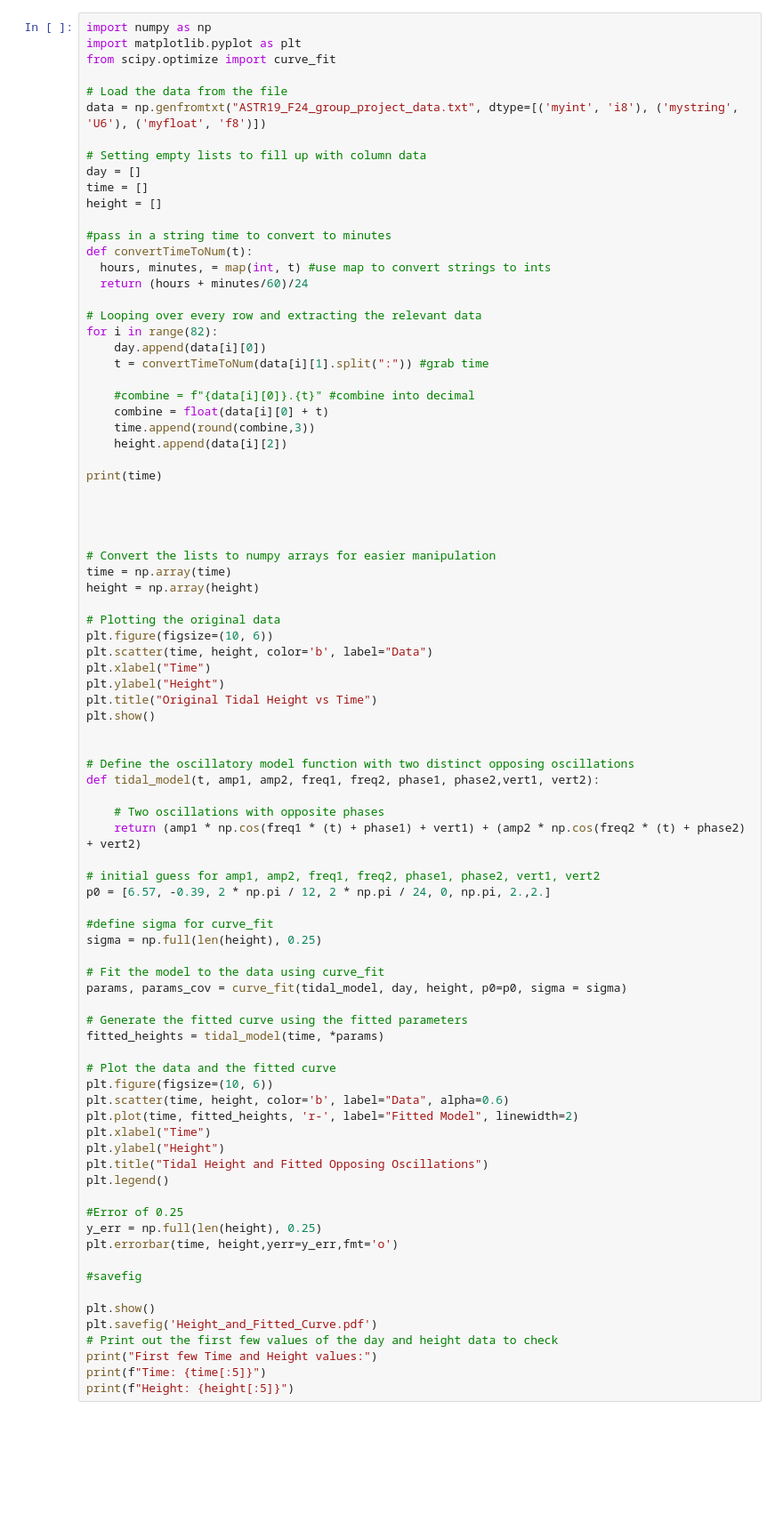
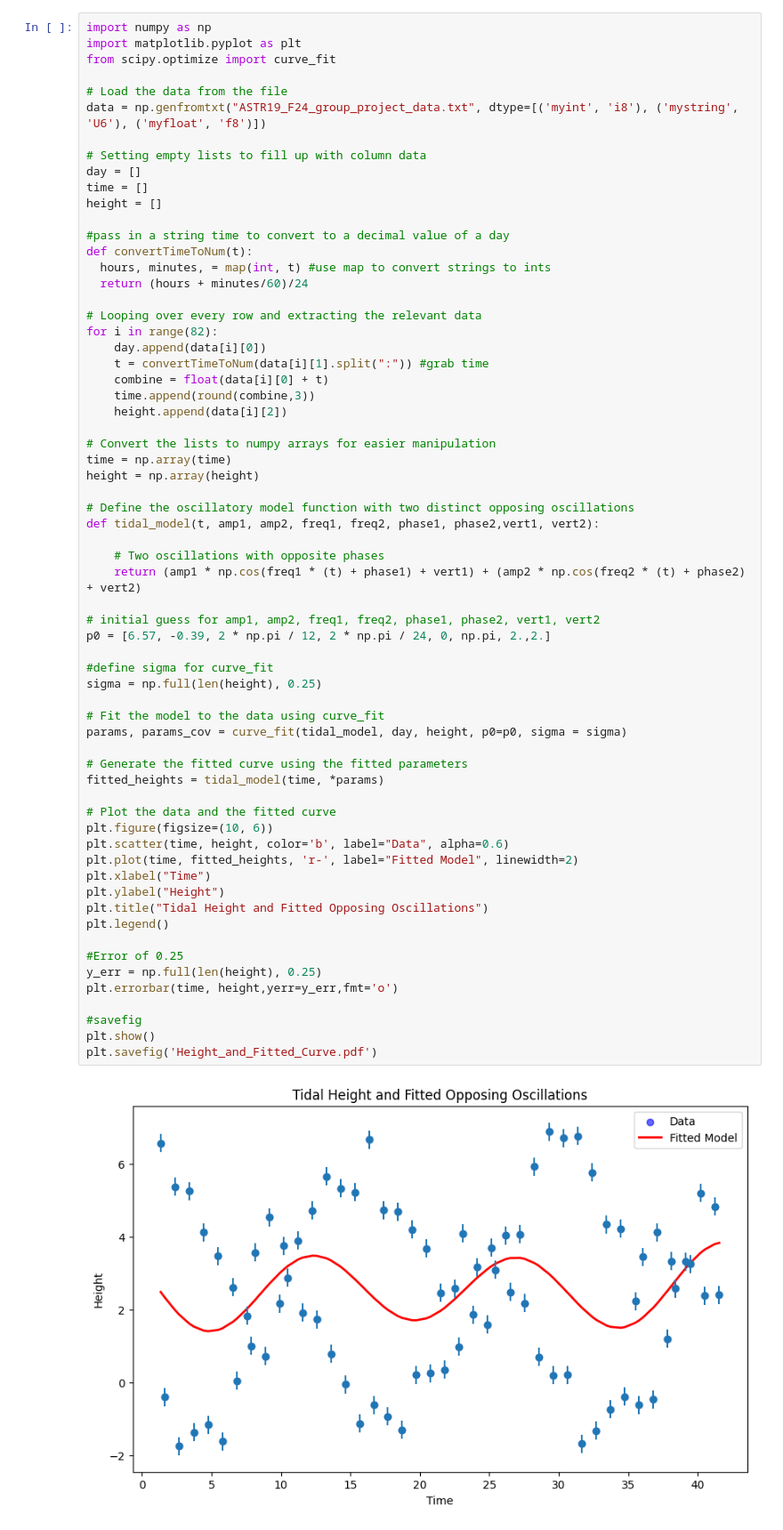
Before and after one commit to l0renGigi123/ASTR19-Project, a Jupyter notebook: Group2_Project.ipynb, the cells around one changed output. Shown: that part at 89% size. Saved outputs shown, nothing was run; the diff lists cells and outputs as text; blank space fills up the shorter version.

```diff
--- a/Group2_Project.ipynb
+++ b/Group2_Project.ipynb
@@ -11,7 +11,7 @@ day = []
 time = []
 height = []
 
-#pass in a string time to convert to minutes
+#pass in a string time to convert to a decimal value of a day
 def convertTimeToNum(t):
   hours, minutes, = map(int, t) #use map to convert strings to ints
   return (hours + minutes/60)/24
@@ -20,29 +20,13 @@ def convertTimeToNum(t):
 for i in range(82):
     day.append(data[i][0])
     t = convertTimeToNum(data[i][1].split(":")) #grab time
-
-    #combine = f"{data[i][0]}.{t}" #combine into decimal
     combine = float(data[i][0] + t)
     time.append(round(combine,3))
     height.append(data[i][2])
 
-print(time)
-
-
-
-
 # Convert the lists to numpy arrays for easier manipulation
 time = np.array(time)
 height = np.array(height)
-
-# Plotting the original data
-plt.figure(figsize=(10, 6))
-plt.scatter(time, height, color='b', label="Data")
-plt.xlabel("Time")
-plt.ylabel("Height")
-plt.title("Original Tidal Height vs Time")
-plt.show()
-
 
 # Define the oscillatory model function with two distinct opposing oscillations
 def tidal_model(t, amp1, amp2, freq1, freq2, phase1, phase2,vert1, vert2):
@@ -52,35 +36,31 @@ def tidal_model(t, amp1, amp2, freq1, freq2, phase1, phase2,vert1, vert2):
 
 # initial guess for amp1, amp2, freq1, freq2, phase1, phase2, vert1, vert2
 p0 = [6.57, -0.39, 2 * np.pi / 12, 2 * np.pi / 24, 0, np.pi, 2.,2.]
 
 #define sigma for curve_fit
 sigma = np.full(len(height), 0.25)
 
 # Fit the model to the data using curve_fit
 params, params_cov = curve_fit(tidal_model, day, height, p0=p0, sigma = sigma)
 
 # Generate the fitted curve using the fitted parameters
 fitted_heights = tidal_model(time, *params)
 
 # Plot the data and the fitted curve
 plt.figure(figsize=(10, 6))
 plt.scatter(time, height, color='b', label="Data", alpha=0.6)
 plt.plot(time, fitted_heights, 'r-', label="Fitted Model", linewidth=2)
 plt.xlabel("Time")
 plt.ylabel("Height")
 plt.title("Tidal Height and Fitted Opposing Oscillations")
 plt.legend()
 
 #Error of 0.25
 y_err = np.full(len(height), 0.25)
 plt.errorbar(time, height,yerr=y_err,fmt='o')
 
 #savefig
-
 plt.show()
 plt.savefig('Height_and_Fitted_Curve.pdf')
-# Print out the first few values of the day and height data to check
-print("First few Time and Height values:")
-print(f"Time: {time[:5]}")
-print(f"Height: {height[:5]}")
 # %% [output]
+[figure, new version]
```
Also changed, not shown: parts of 1 cell of this notebook.
